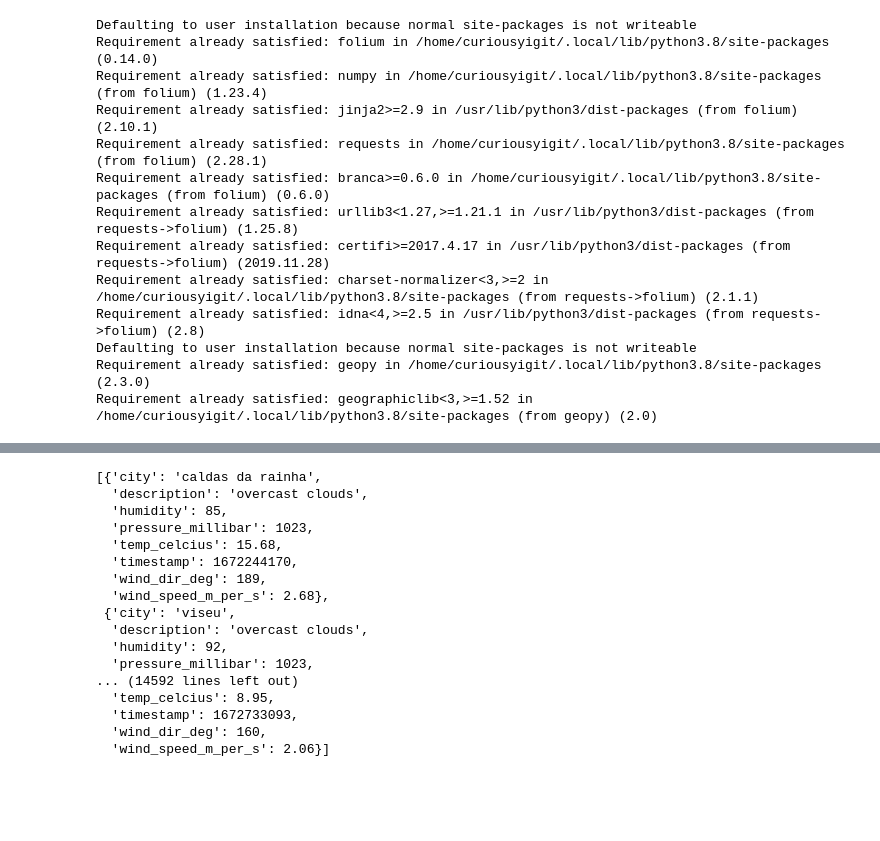
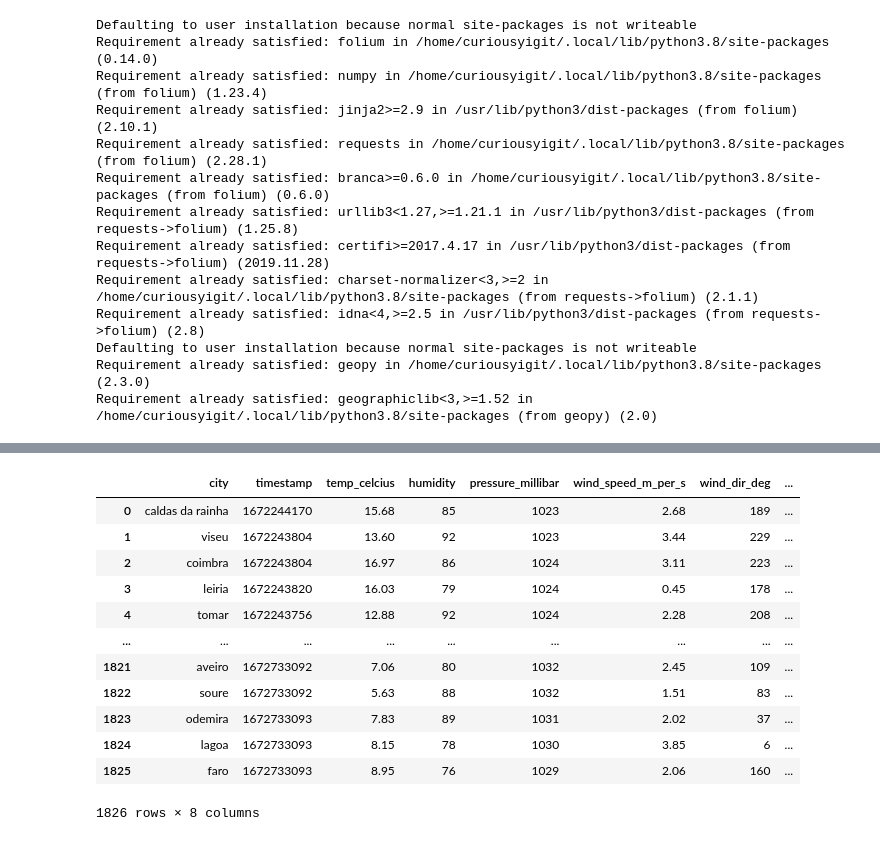
Before and after one commit to PaivaX/Big_data_IPT, a Jupyter notebook: project1.ipynb, the cells around one changed output, grey strips where cells are left out. Saved outputs shown, nothing was run; the diff lists cells and outputs as text; code cells hidden in the pictures; blank space fills up the shorter version.

```diff
--- a/project1.ipynb
+++ b/project1.ipynb
@@ -220,23 +206,22 @@ with open(file_name, "r") as readfile:
     data = json.load(readfile)
 
 #Impressao com recurso ao pretty print
-import pprint
-pprint.pprint(data)
+#import pprint
+#pprint.pprint(data)
-# %% [output]
-[{'city': 'caldas da rainha',
-  'description': 'overcast clouds',
-  'humidity': 85,
-  'pressure_millibar': 1023,
-  'temp_celcius': 15.68,
-  'timestamp': 1672244170,
-  'wind_dir_deg': 189,
-  'wind_speed_m_per_s': 2.68},
- {'city': 'viseu',
-  'description': 'overcast clouds',
-  'humidity': 92,
-  'pressure_millibar': 1023,
-... (14592 lines left out)
-  'temp_celcius': 8.95,
-  'timestamp': 1672733093,
-  'wind_dir_deg': 160,
-  'wind_speed_m_per_s': 2.06}]
+# %%
+df = pd.DataFrame.from_dict(data, orient='columns')
+df
+# %% [output]
+|  | city | timestamp | temp_celcius | humidity | pressure_millibar | wind_speed_m_per_s | wind_dir_deg | ... |
+| 0 | caldas da rainha | 1672244170 | 15.68 | 85 | 1023 | 2.68 | 189 | ... |
+| 1 | viseu | 1672243804 | 13.60 | 92 | 1023 | 3.44 | 229 | ... |
+| 2 | coimbra | 1672243804 | 16.97 | 86 | 1024 | 3.11 | 223 | ... |
+| 3 | leiria | 1672243820 | 16.03 | 79 | 1024 | 0.45 | 178 | ... |
+| 4 | tomar | 1672243756 | 12.88 | 92 | 1024 | 2.28 | 208 | ... |
+| ... | ... | ... | ... | ... | ... | ... | ... | ... |
+| 1821 | aveiro | 1672733092 | 7.06 | 80 | 1032 | 2.45 | 109 | ... |
+| 1822 | soure | 1672733092 | 5.63 | 88 | 1032 | 1.51 | 83 | ... |
+| 1823 | odemira | 1672733093 | 7.83 | 89 | 1031 | 2.02 | 37 | ... |
+| 1824 | lagoa | 1672733093 | 8.15 | 78 | 1030 | 3.85 | 6 | ... |
+| 1825 | faro | 1672733093 | 8.95 | 76 | 1029 | 2.06 | 160 | ... |
+1826 rows × 8 columns
```
Also changed, not shown: parts of 10 cells of this notebook, 1 other file.
